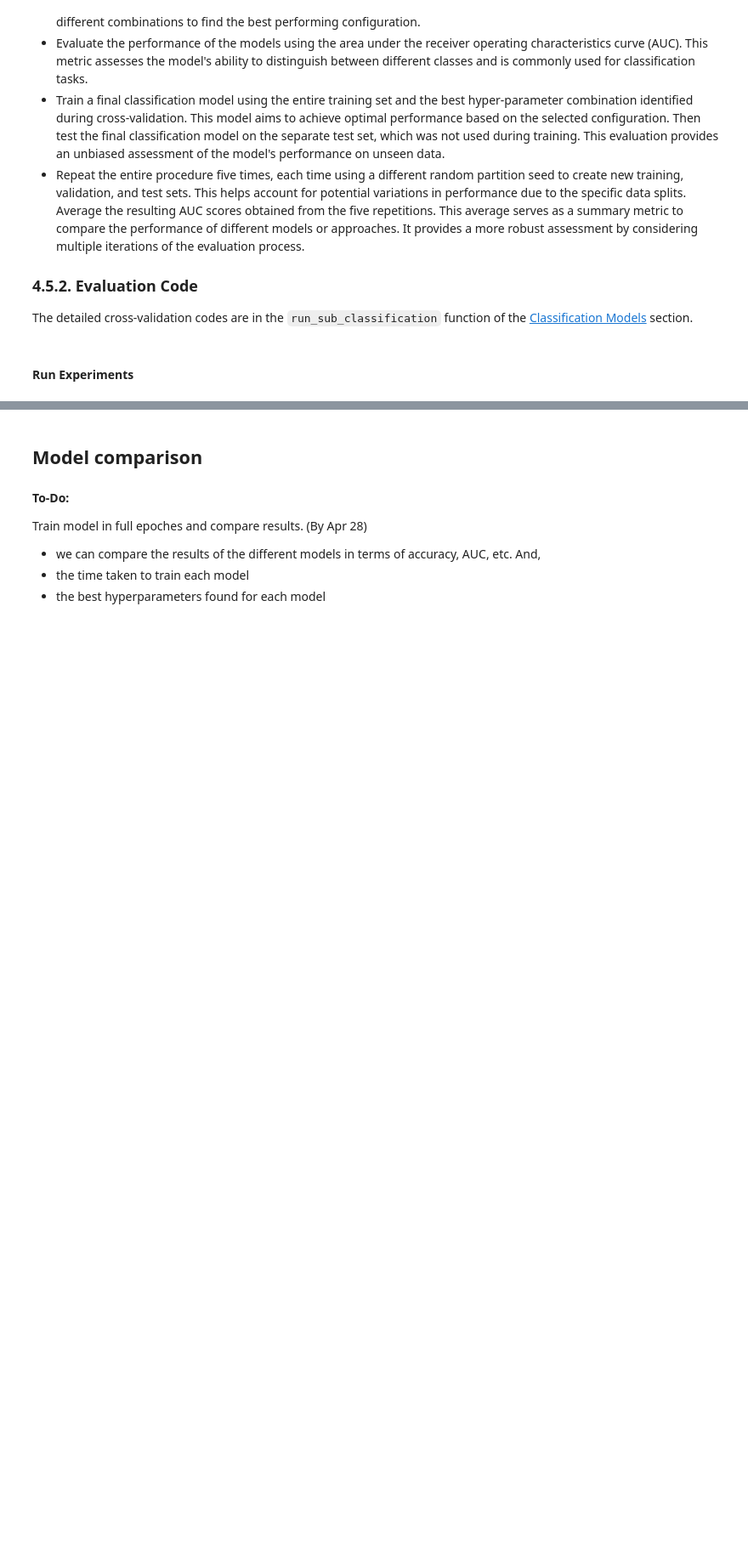
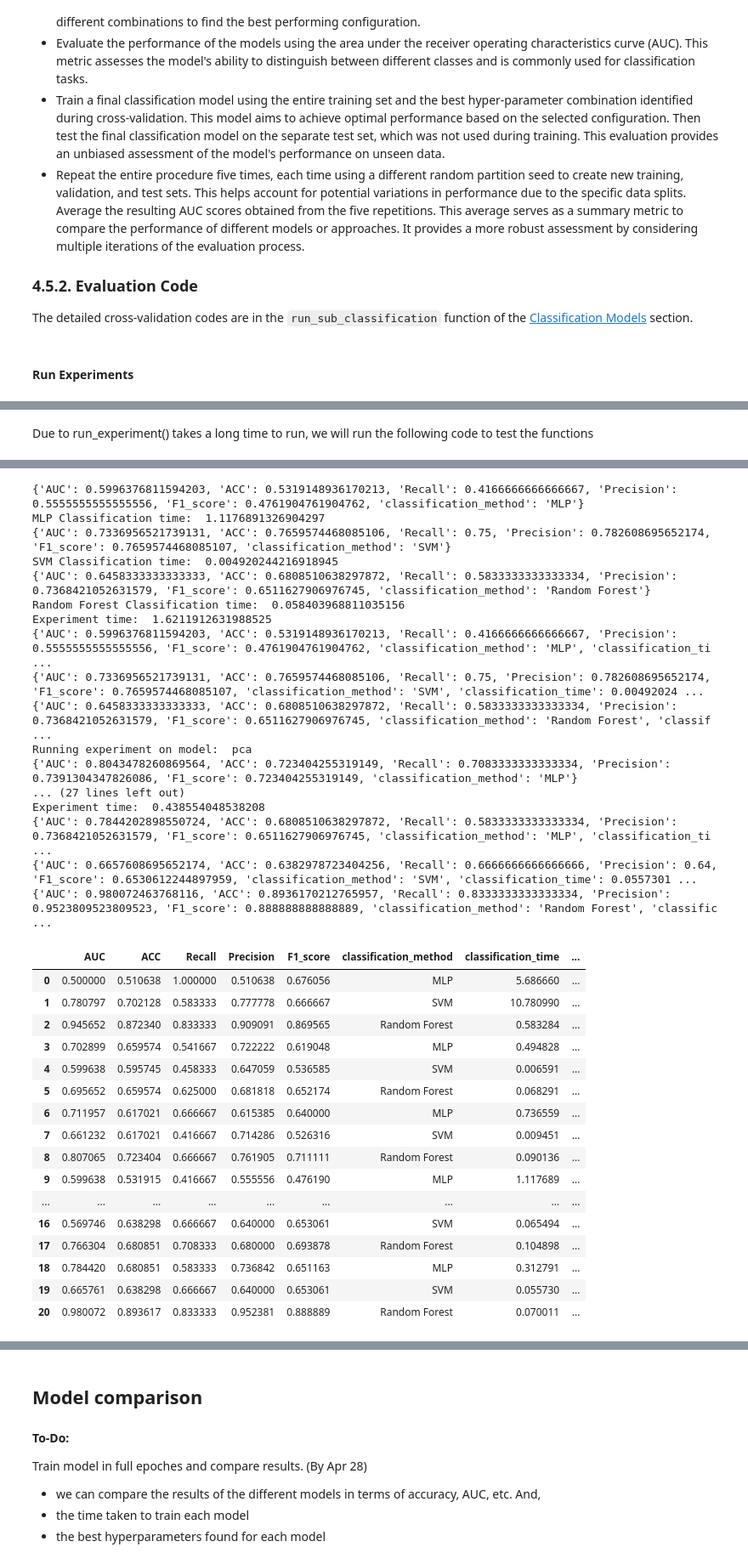
Before and after one commit to ZKingQ/CS598-DLH-SP24, a Jupyter notebook: DLH_Team_71_PyTorch.ipynb, the cells around one changed output, grey strips where cells are left out. Shown: that part at 85% size. Saved outputs shown, nothing was run; the diff lists cells and outputs as text; code cells hidden in the pictures; blank space fills up the shorter version.

```diff
--- a/DLH_Team_71_PyTorch.ipynb
+++ b/DLH_Team_71_PyTorch.ipynb
@@ -800,6 +830,24 @@ def run_sub_experiment_on_data(model_type, X_train, X_test, y_train, y_test, tra
 
 The detailed cross-validation codes are in the `run_sub_classification` function of the [Classification Models](#classification-models) section.
 # %%
+def run_sub_experiment_on_data(model_type, X_train, X_test, y_train, y_test, train_loader, test_loader, device):
+    metrics_list = []
+    if model_type == 'shallow_ae':
+        metrics_list = run_shallow_ae_experiment(X_train, X_test, y_train, y_test, train_loader, test_loader, device)
+    elif model_type == 'ae':
+        metrics_list = run_ae_experiment(X_train, X_test, y_train, y_test, train_loader, test_loader, device)
+    elif model_type == 'cae':
+        metrics_list = run_cae_experiment(X_train, X_test, y_train, y_test, device)
+    elif model_type == 'vae':
+        metrics_list = run_vae_experiment(X_train, X_test, y_train, y_test, train_loader, test_loader, device)
+    elif model_type == 'pca':
+        metrics_list = run_pca_experiment(X_train, X_test, y_train, y_test)
+    elif model_type == 'rp':
+        metrics_list = run_rp_experiment(X_train, X_test, y_train, y_test)
+    elif model_type == 'plain':
+        metrics_list = run_plain_experiment(X_train, X_test, y_train, y_test)
+    return metrics_list
+
 
 def run_experiment_on_data(data_dir, data_string):
     X_train, X_test, y_train, y_test = load_data(data_dir, data_string, dtype='float32')
@@ -813,7 +861,7 @@ def run_experiment_on_data(data_dir, data_string):
         device = torch.device("mps")
 
     all_metrics_df_on_current_data = pd.DataFrame()
-    model_types = ['shallow_ae', 'ae', 'cae', 'vae', 'pca', 'rp', 'plain']
+    model_types = ['cae', 'shallow_ae', 'ae', 'vae', 'pca', 'rp', 'plain']
     for model_type in model_types:
         print("Running experiment on model: ", model_type)
         experiment_start_time = time.time()
@@ -821,13 +869,15 @@ def run_experiment_on_data(data_dir, data_string):
                                                   test_loader, device)
         experiment_end_time = time.time()
         print("Experiment time: ", experiment_end_time - experiment_start_time)
+        if train_only:
+            continue
 
         for metrics in metrics_list:
             metrics['experiment_time'] = experiment_end_time - experiment_start_time
             metrics['data'] = data_string
             metrics['model'] = model_type
             metrics['seed'] = seed
-            metrics['epoch_num'] = epoch_num
+            metrics['max_epoch_num'] = max_epoch_num
             metrics['device'] = device
             print(metrics)
             # save metrics
@@ -841,17 +891,18 @@ def run_experiment():
     # main_metrics_df = run_experiment_on_data(data_dir, "marker_Cirrhosis.txt")
     data_list = os.listdir(data_dir)
     for data_string in data_list:
-        start = datetime.datetime.now()
-        if data_string == "marker_Cirrhosis.txt":
+        global global_data_identifier
+        global_data_identifier = data_string.split('.')[0]
+        if data_string == 'marker_Cirrhosis.txt' or data_string == 'marker_Colorectal.txt' or data_string == 'marker_IBD.txt':
             continue
         main_metrics_df = pd.DataFrame()
         print("Running experiment on data: ", data_string)
         all_metrics_df_on_current_data = run_experiment_on_data(data_dir, data_string)
+        if train_only:
+            continue
         main_metrics_df = pd.concat([main_metrics_df, all_metrics_df_on_current_data], ignore_index=True)
-        end = datetime.datetime.now()
-        csv_file_name = f"{data_string}_metrics_{end.strftime('%Y%m%d-%H%M%S')}.csv"
-        csv_file_dir = os.path.join("result", csv_file_name)
-        main_metrics_df.to_csv(csv_file_dir, index=False)
+        csv_file_name = datetime.datetime.now().strftime("%Y%m%d-%H%M%S") + '_metrics.csv'
+        main_metrics_df.to_csv(csv_file_name, index=False)
         print("Metrics saved to file: ", csv_file_name)
 # %% [markdown]
 #### Run Experiments
@@ -907,0 +911,9 @@ Show figures for each (By Apr 21)
+# %% [markdown]
+Due to run_experiment() takes a long time to run, we will run the following code to test the functions
+# %%
+data_dir = './data/abundance/'
+data_string = 'abundance_Cirrhosis.txt'
+max_epoch_num = 1
+enable_grid_search = False
+run_experiment_on_data(data_dir, data_string)
+# %% [output]
@@ -907,0 +940,34 @@ Show figures for each (By Apr 21)
+{'AUC': 0.5996376811594203, 'ACC': 0.5319148936170213, 'Recall': 0.4166666666666667, 'Precision': 0.5555555555555556, 'F1_score': 0.4761904761904762, 'classification_method': 'MLP'}
+MLP Classification time:  1.1176891326904297
+{'AUC': 0.7336956521739131, 'ACC': 0.7659574468085106, 'Recall': 0.75, 'Precision': 0.782608695652174, 'F1_score': 0.7659574468085107, 'classification_method': 'SVM'}
+SVM Classification time:  0.004920244216918945
+{'AUC': 0.6458333333333333, 'ACC': 0.6808510638297872, 'Recall': 0.5833333333333334, 'Precision': 0.7368421052631579, 'F1_score': 0.6511627906976745, 'classification_method': 'Random Forest'}
+Random Forest Classification time:  0.058403968811035156
+Experiment time:  1.6211912631988525
+{'AUC': 0.5996376811594203, 'ACC': 0.5319148936170213, 'Recall': 0.4166666666666667, 'Precision': 0.5555555555555556, 'F1_score': 0.4761904761904762, 'classification_method': 'MLP', 'classification_ti ...
+{'AUC': 0.7336956521739131, 'ACC': 0.7659574468085106, 'Recall': 0.75, 'Precision': 0.782608695652174, 'F1_score': 0.7659574468085107, 'classification_method': 'SVM', 'classification_time': 0.00492024 ...
+{'AUC': 0.6458333333333333, 'ACC': 0.6808510638297872, 'Recall': 0.5833333333333334, 'Precision': 0.7368421052631579, 'F1_score': 0.6511627906976745, 'classification_method': 'Random Forest', 'classif ...
+Running experiment on model:  pca
+{'AUC': 0.8043478260869564, 'ACC': 0.723404255319149, 'Recall': 0.7083333333333334, 'Precision': 0.7391304347826086, 'F1_score': 0.723404255319149, 'classification_method': 'MLP'}
+... (27 lines left out)
+Experiment time:  0.438554048538208
+{'AUC': 0.7844202898550724, 'ACC': 0.6808510638297872, 'Recall': 0.5833333333333334, 'Precision': 0.7368421052631579, 'F1_score': 0.6511627906976745, 'classification_method': 'MLP', 'classification_ti ...
+{'AUC': 0.6657608695652174, 'ACC': 0.6382978723404256, 'Recall': 0.6666666666666666, 'Precision': 0.64, 'F1_score': 0.6530612244897959, 'classification_method': 'SVM', 'classification_time': 0.0557301 ...
+{'AUC': 0.980072463768116, 'ACC': 0.8936170212765957, 'Recall': 0.8333333333333334, 'Precision': 0.9523809523809523, 'F1_score': 0.888888888888889, 'classification_method': 'Random Forest', 'classific ...
+|  | AUC | ACC | Recall | Precision | F1_score | classification_method | classification_time | ... |
+| 0 | 0.500000 | 0.510638 | 1.000000 | 0.510638 | 0.676056 | MLP | 5.686660 | ... |
+| 1 | 0.780797 | 0.702128 | 0.583333 | 0.777778 | 0.666667 | SVM | 10.780990 | ... |
+| 2 | 0.945652 | 0.872340 | 0.833333 | 0.909091 | 0.869565 | Random Forest | 0.583284 | ... |
+| 3 | 0.702899 | 0.659574 | 0.541667 | 0.722222 | 0.619048 | MLP | 0.494828 | ... |
+| 4 | 0.599638 | 0.595745 | 0.458333 | 0.647059 | 0.536585 | SVM | 0.006591 | ... |
+| 5 | 0.695652 | 0.659574 | 0.625000 | 0.681818 | 0.652174 | Random Forest | 0.068291 | ... |
+| 6 | 0.711957 | 0.617021 | 0.666667 | 0.615385 | 0.640000 | MLP | 0.736559 | ... |
+| 7 | 0.661232 | 0.617021 | 0.416667 | 0.714286 | 0.526316 | SVM | 0.009451 | ... |
+| 8 | 0.807065 | 0.723404 | 0.666667 | 0.761905 | 0.711111 | Random Forest | 0.090136 | ... |
+| 9 | 0.599638 | 0.531915 | 0.416667 | 0.555556 | 0.476190 | MLP | 1.117689 | ... |
+| ... | ... | ... | ... | ... | ... | ... | ... | ... |
+| 16 | 0.569746 | 0.638298 | 0.666667 | 0.640000 | 0.653061 | SVM | 0.065494 | ... |
+| 17 | 0.766304 | 0.680851 | 0.708333 | 0.680000 | 0.693878 | Random Forest | 0.104898 | ... |
+| 18 | 0.784420 | 0.680851 | 0.583333 | 0.736842 | 0.651163 | MLP | 0.312791 | ... |
+| 19 | 0.665761 | 0.638298 | 0.666667 | 0.640000 | 0.653061 | SVM | 0.055730 | ... |
+| 20 | 0.980072 | 0.893617 | 0.833333 | 0.952381 | 0.888889 | Random Forest | 0.070011 | ... |
```
Also changed, not shown: parts of 16 cells of this notebook.
